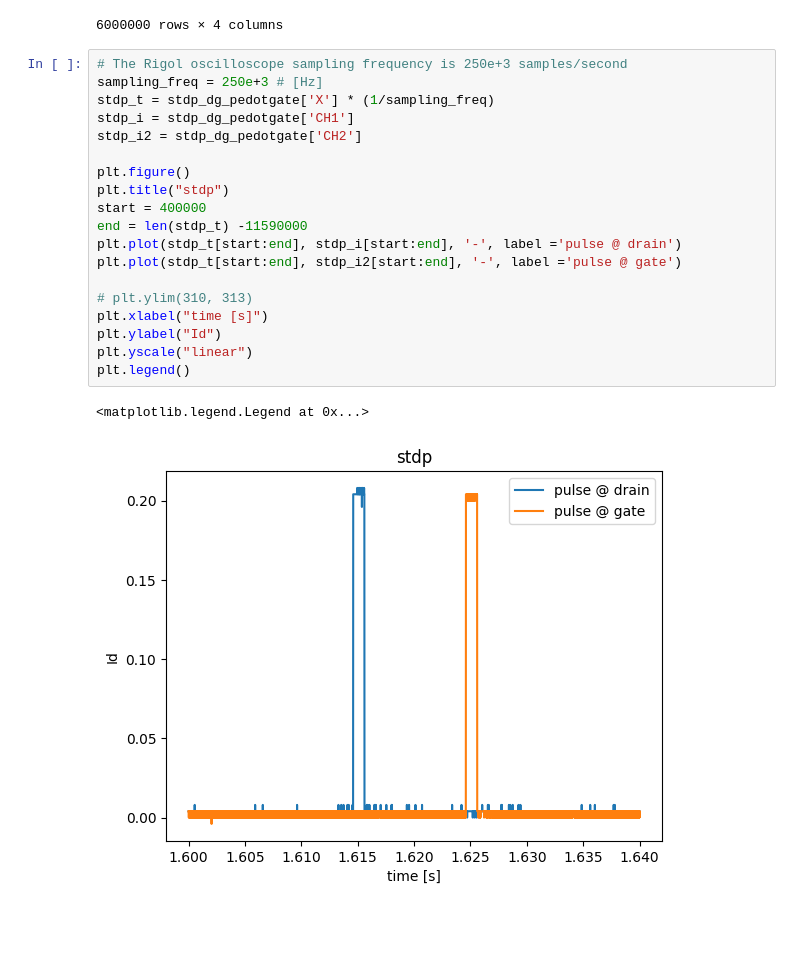
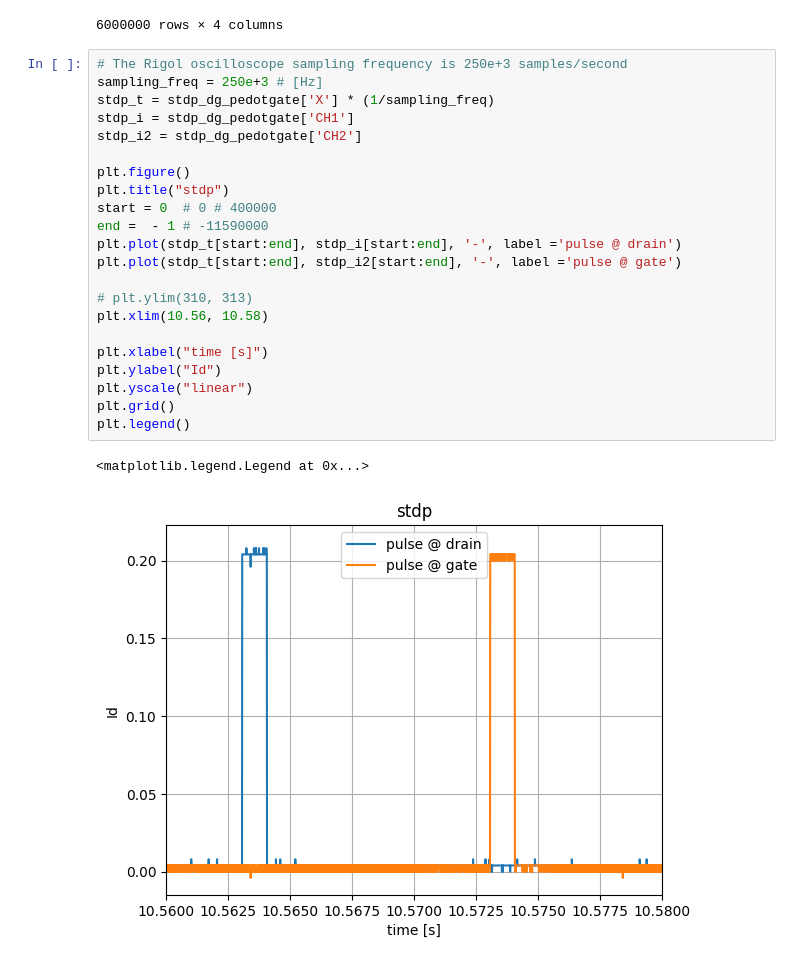
Before and after one commit to LaN-Tran/Code_for_experiments_at_Tue, a Jupyter notebook: codes/plot_exp_data.ipynb, the cells around one changed output. Cells and saved outputs as stored; diff of their text form; blank space fills up the shorter version.

```diff
--- a/codes/plot_exp_data.ipynb
+++ b/codes/plot_exp_data.ipynb
@@ -742,22 +744,25 @@ stdp_dg_pedotgate
 # %%
 # The Rigol oscilloscope sampling frequency is 250e+3 samples/second
 sampling_freq = 250e+3 # [Hz]
 stdp_t = stdp_dg_pedotgate['X'] * (1/sampling_freq)
 stdp_i = stdp_dg_pedotgate['CH1']
 stdp_i2 = stdp_dg_pedotgate['CH2']
 
 plt.figure()
 plt.title("stdp")
-start = 400000
-end = len(stdp_t) -11590000
+start = 0  # 0 # 400000
+end =  - 1 # -11590000
 plt.plot(stdp_t[start:end], stdp_i[start:end], '-', label ='pulse @ drain')
 plt.plot(stdp_t[start:end], stdp_i2[start:end], '-', label ='pulse @ gate')
 
 # plt.ylim(310, 313)
+plt.xlim(10.56, 10.58)
+
 plt.xlabel("time [s]")
 plt.ylabel("Id")
 plt.yscale("linear")
+plt.grid()
 plt.legend()
 # %% [output]
 <matplotlib.legend.Legend at 0x...>
-[figure, old version]
+[figure, new version]
```
Also changed, not shown: parts of 61 cells of this notebook, 7 other files.
